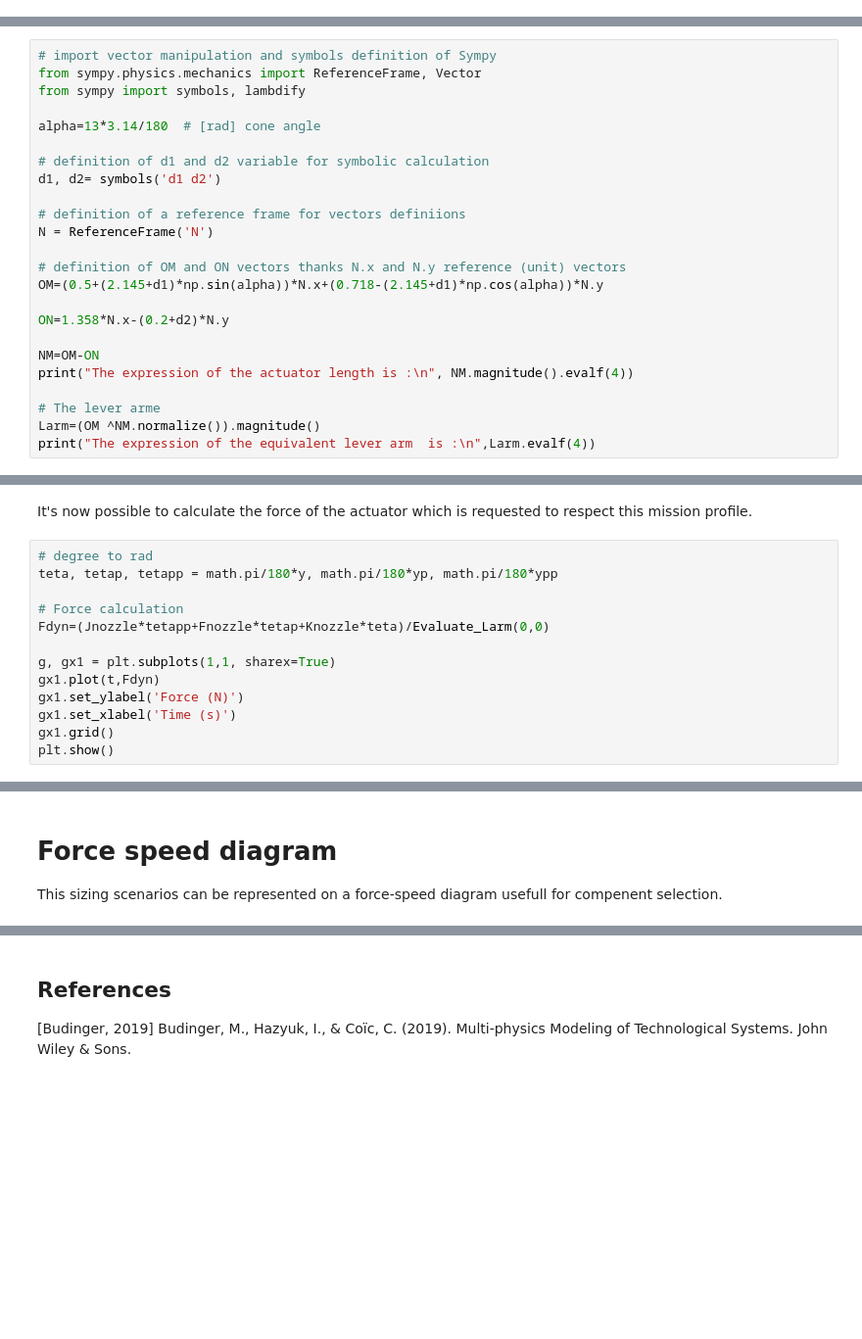
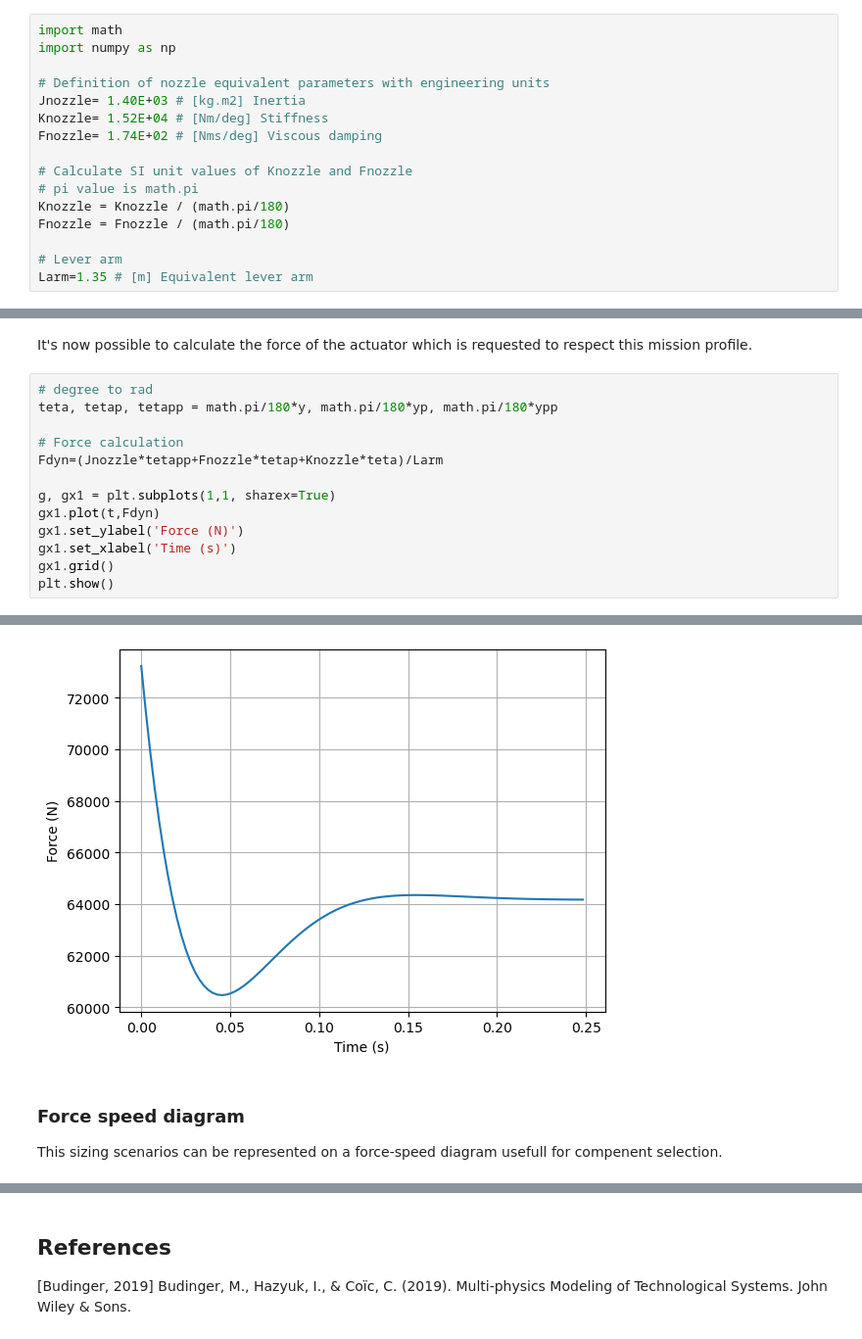
Before and after one commit to SizingLab/SystemsEngineeringIntroduction, a Jupyter notebook: _sources/notebook/03_CM3_Introduction2MultiPhysicModeling.ipynb, the cells around one changed output, grey strips where cells are left out. Shown: that part at 98% size. Drawn from its saved outputs; the diff is of its cells as text; blank space fills up the shorter version.

```diff
--- a/_sources/notebook/03_CM3_Introduction2MultiPhysicModeling.ipynb
+++ b/_sources/notebook/03_CM3_Introduction2MultiPhysicModeling.ipynb
@@ -22,6 +22,22 @@ The EMA (Electro Mechanical Actuator) is between 2 points of the following drawi
 
 *Actuator implantation*:
 <img src="./figures/ImplantationNozzle.png" alt="image" width="300" height="auto">
+# %%
+import math
+import numpy as np
+
+# Definition of nozzle equivalent parameters with engineering units
+Jnozzle= 1.40E+03 # [kg.m2] Inertia
+Knozzle= 1.52E+04 # [Nm/deg] Stiffness
+Fnozzle= 1.74E+02 # [Nms/deg] Viscous damping
+
+# Calculate SI unit values of Knozzle and Fnozzle
+# pi value is math.pi
+Knozzle = Knozzle / (math.pi/180)
+Fnozzle = Fnozzle / (math.pi/180)
+
+# Lever arm
+Larm=1.35 # [m] Equivalent lever arm
 # %% [markdown]
 > **Exercice**: Propose a diagram made up of rotational inertia, torsional stiffness and viscous friction to represent the nozzle. Complete it to represent the EMA actuator, assumed here to be a source of force.
 # %% [markdown]
@@ -207,24 +149,0 @@ Remark: the variation of lever arm with position order is assumed to be negligea
-# %%
-# import vector manipulation and symbols definition of Sympy
-from sympy.physics.mechanics import ReferenceFrame, Vector
-from sympy import symbols, lambdify
-
-alpha=13*3.14/180  # [rad] cone angle
-
-# definition of d1 and d2 variable for symbolic calculation
-d1, d2= symbols('d1 d2')
-
-# definition of a reference frame for vectors definiions
-N = ReferenceFrame('N')
-
-# definition of OM and ON vectors thanks N.x and N.y reference (unit) vectors
-OM=(0.5+(2.145+d1)*np.sin(alpha))*N.x+(0.718-(2.145+d1)*np.cos(alpha))*N.y
-
-ON=1.358*N.x-(0.2+d2)*N.y
-
-NM=OM-ON
-print("The expression of the actuator length is :\n", NM.magnitude().evalf(4))
-
-# The lever arme
-Larm=(OM ^NM.normalize()).magnitude()
-print("The expression of the equivalent lever arm  is :\n",Larm.evalf(4))
@@ -285,7 +166,7 @@ It's now possible to calculate the force of the actuator which is requested to r
 teta, tetap, tetapp = math.pi/180*y, math.pi/180*yp, math.pi/180*ypp
 
 # Force calculation
-Fdyn=(Jnozzle*tetapp+Fnozzle*tetap+Knozzle*teta)/Evaluate_Larm(0,0)
+Fdyn=(Jnozzle*tetapp+Fnozzle*tetap+Knozzle*teta)/Larm
 
 g, gx1 = plt.subplots(1,1, sharex=True)
 gx1.plot(t,Fdyn)
@@ -299,5 +178,6 @@ plt.show()
+[figure, added]
 # %% [markdown]
-# Force speed diagram
+### Force speed diagram
 
 This sizing scenarios can be represented on a force-speed diagram usefull for compenent selection.
 # %%
```
Also changed, not shown: parts of 31 cells of this notebook, 21 other files.
